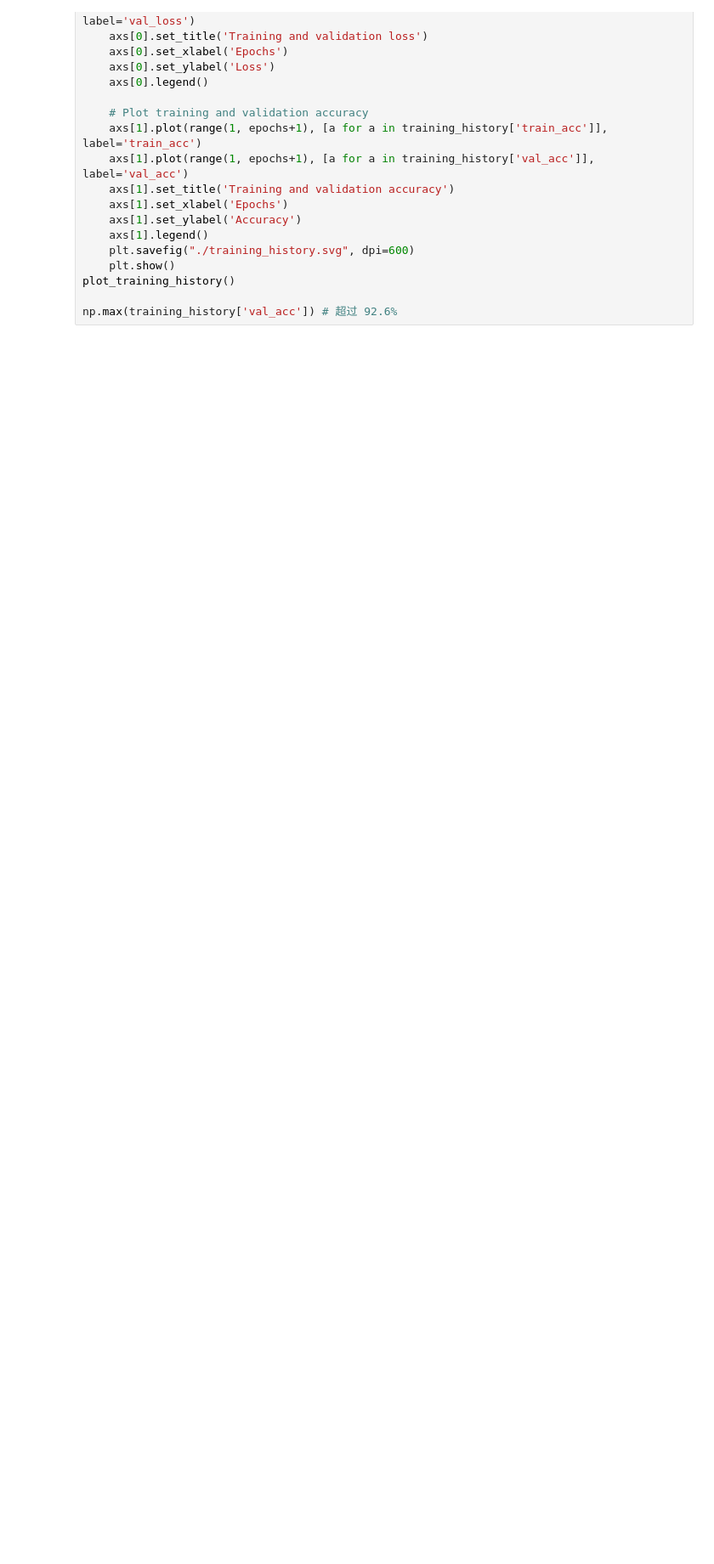
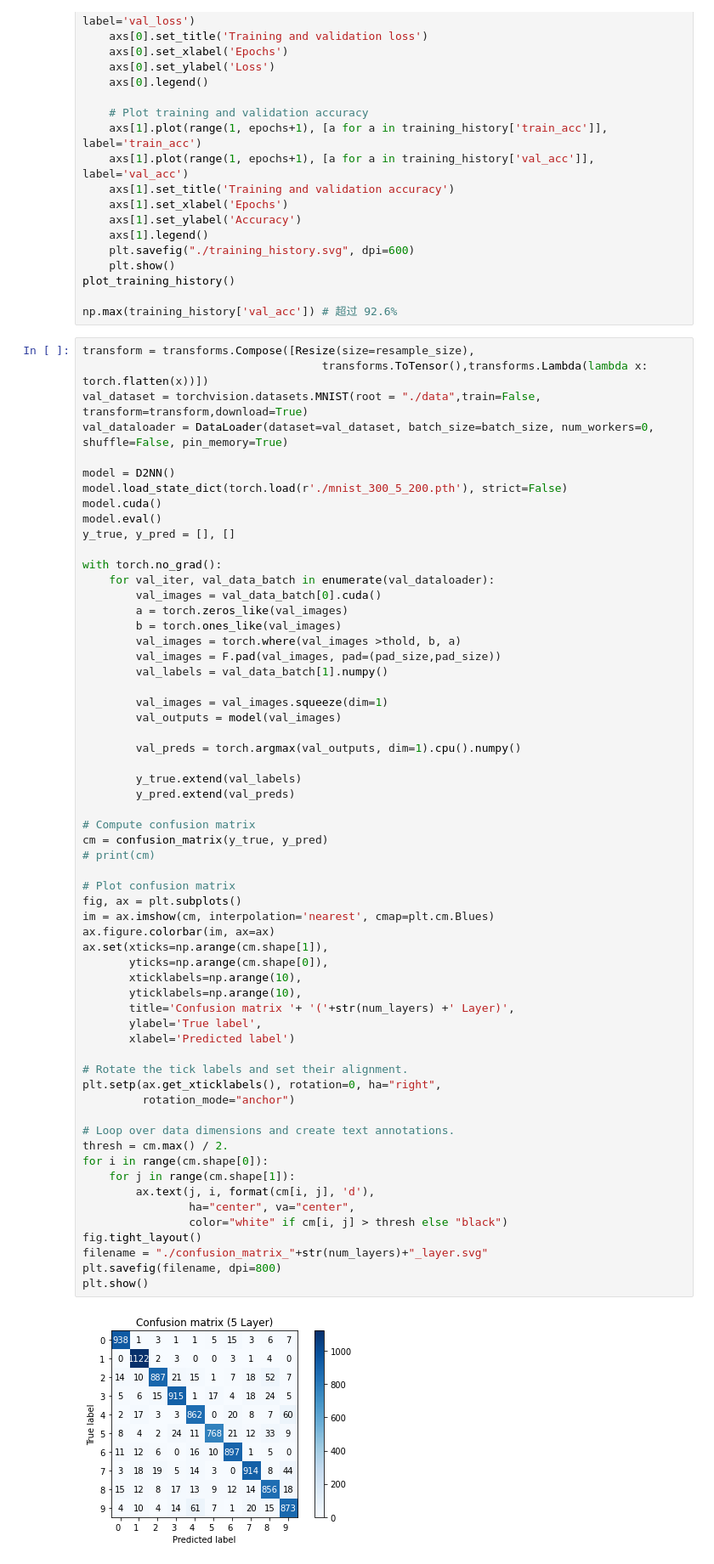
Before and after one commit to 0ce38a2b/Simulating-an-Integrated-Photonic-Image-Classifier-for-Diffractive-Neural-Networks, a Jupyter notebook: 2D_train.ipynb, the cells around one changed output. Shown: that part at 85% size. Saved outputs shown, nothing was run; the diff lists cells and outputs as text; blank space fills up the shorter version.

```diff
--- a/2D_train.ipynb
+++ b/2D_train.ipynb
@@ -342,3 +297,65 @@ def plot_training_history():
 plot_training_history()
 
 np.max(training_history['val_acc']) # 超过 92.6%
+# %%
+transform = transforms.Compose([Resize(size=resample_size),
+                                    transforms.ToTensor(),transforms.Lambda(lambda x: torch.flatten(x))])
+val_dataset = torchvision.datasets.MNIST(root = "./data",train=False, transform=transform,download=True)
+val_dataloader = DataLoader(dataset=val_dataset, batch_size=batch_size, num_workers=0, shuffle=False, pin_memory=True)
+
+model = D2NN()
+model.load_state_dict(torch.load(r'./mnist_300_5_200.pth'), strict=False)
+model.cuda()
+model.eval()
+y_true, y_pred = [], []
+
+with torch.no_grad():
+    for val_iter, val_data_batch in enumerate(val_dataloader):
+        val_images = val_data_batch[0].cuda()
+        a = torch.zeros_like(val_images)
+        b = torch.ones_like(val_images)
+        val_images = torch.where(val_images >thold, b, a)
+        val_images = F.pad(val_images, pad=(pad_size,pad_size))
+        val_labels = val_data_batch[1].numpy()
+
+        val_images = val_images.squeeze(dim=1)
+        val_outputs = model(val_images)
+
+        val_preds = torch.argmax(val_outputs, dim=1).cpu().numpy()
+
+        y_true.extend(val_labels)
+        y_pred.extend(val_preds)
+
+# Compute confusion matrix
+cm = confusion_matrix(y_true, y_pred)
+# print(cm)
+
+# Plot confusion matrix
+fig, ax = plt.subplots()
+im = ax.imshow(cm, interpolation='nearest', cmap=plt.cm.Blues)
+ax.figure.colorbar(im, ax=ax)
+ax.set(xticks=np.arange(cm.shape[1]),
+       yticks=np.arange(cm.shape[0]),
+       xticklabels=np.arange(10),
+       yticklabels=np.arange(10),
+       title='Confusion matrix '+ '('+str(num_layers) +' Layer)',
+       ylabel='True label',
+       xlabel='Predicted label')
+
+# Rotate the tick labels and set their alignment.
+plt.setp(ax.get_xticklabels(), rotation=0, ha="right",
+         rotation_mode="anchor")
+
+# Loop over data dimensions and create text annotations.
+thresh = cm.max() / 2.
+for i in range(cm.shape[0]):
+    for j in range(cm.shape[1]):
+        ax.text(j, i, format(cm[i, j], 'd'),
+                ha="center", va="center",
+                color="white" if cm[i, j] > thresh else "black")
+fig.tight_layout()
+filename = "./confusion_matrix_"+str(num_layers)+"_layer.svg"
+plt.savefig(filename, dpi=800)
+plt.show()
+# %% [output]
+[figure, added]
```
Also changed, not shown: parts of 19 cells of this notebook.
